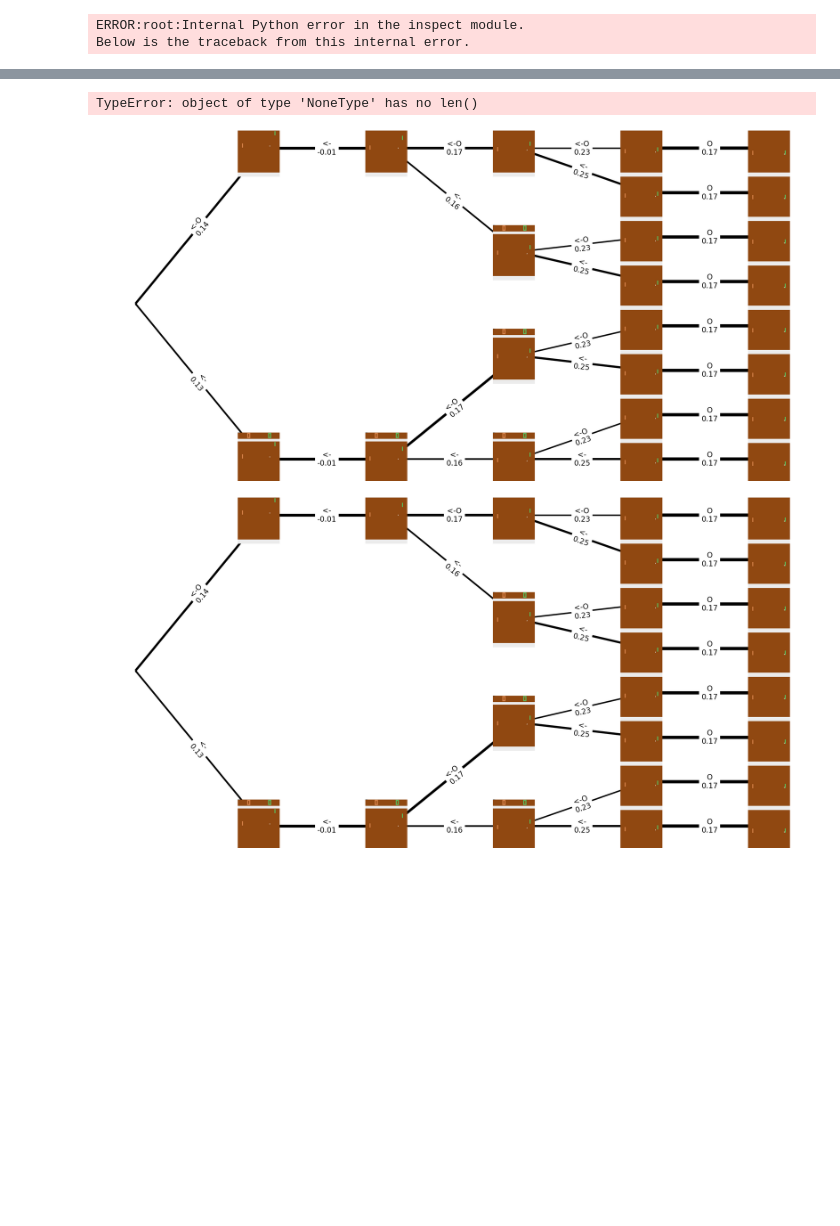
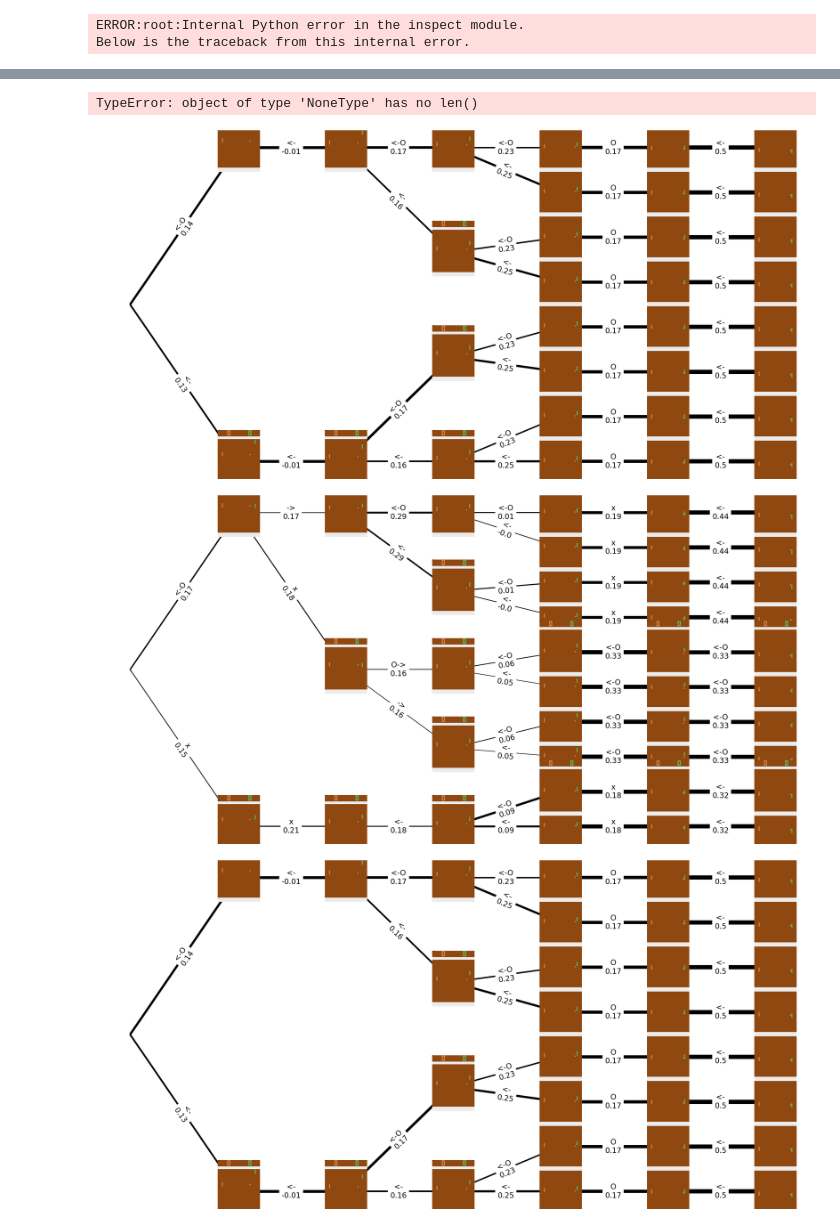
Before and after one commit to DennisWeiss/pong-deep-q-network-explainability, a Jupyter notebook: OpenAIPong_DQN.ipynb, the cells around one changed output, grey strips where cells are left out. Cells and saved outputs as stored; diff of their text form; code cells hidden in the pictures; blank space fills up the shorter version.

```diff
--- a/OpenAIPong_DQN.ipynb
+++ b/OpenAIPong_DQN.ipynb
@@ -454,13 +448,13 @@ for episode in range(startEpisode, MAX_EPISODE):
         if keyboard.is_pressed('v'):
             input("Press Enter to continue...")
 
-        time.sleep(1 / FPS)
+#         time.sleep(1 / FPS)
 
         if RENDER_GAME_WINDOW:
             environment.render()  # Show state visually
 
         if step == 54:
-            showActionTreeV3(environment, agent, state, episode, step, 5, 10)
+            showActionTreeV3(environment, agent, state, episode, step, 6, 10)
 #         showActionTree(environment, agent, state, episode, step, 6)
 
         # Select and perform an action
@@ -548,3 +542,4 @@ KeyboardInterrupt
 TypeError: object of type 'NoneType' has no len()
-[figure, old version]
+[figure, new version]
-[figure, old version]
+[figure, new version]
+[figure, added]
```
Also changed, not shown: parts of 2 cells of this notebook.
